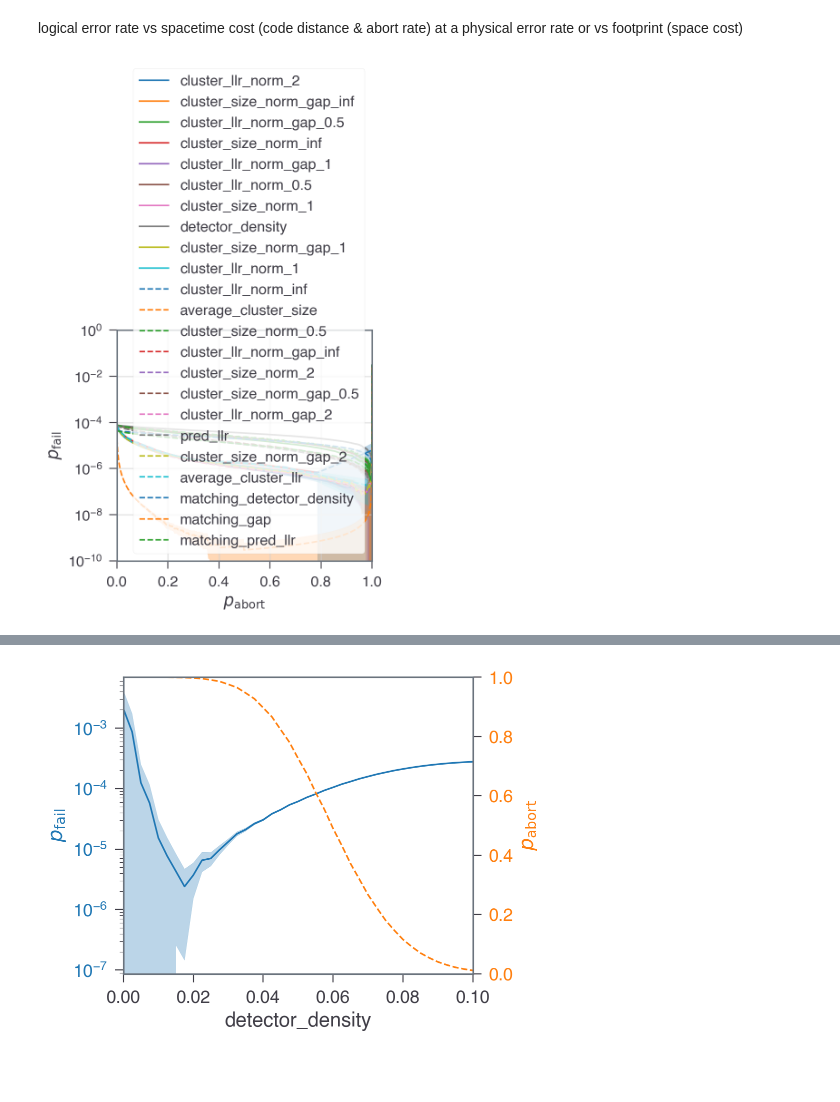
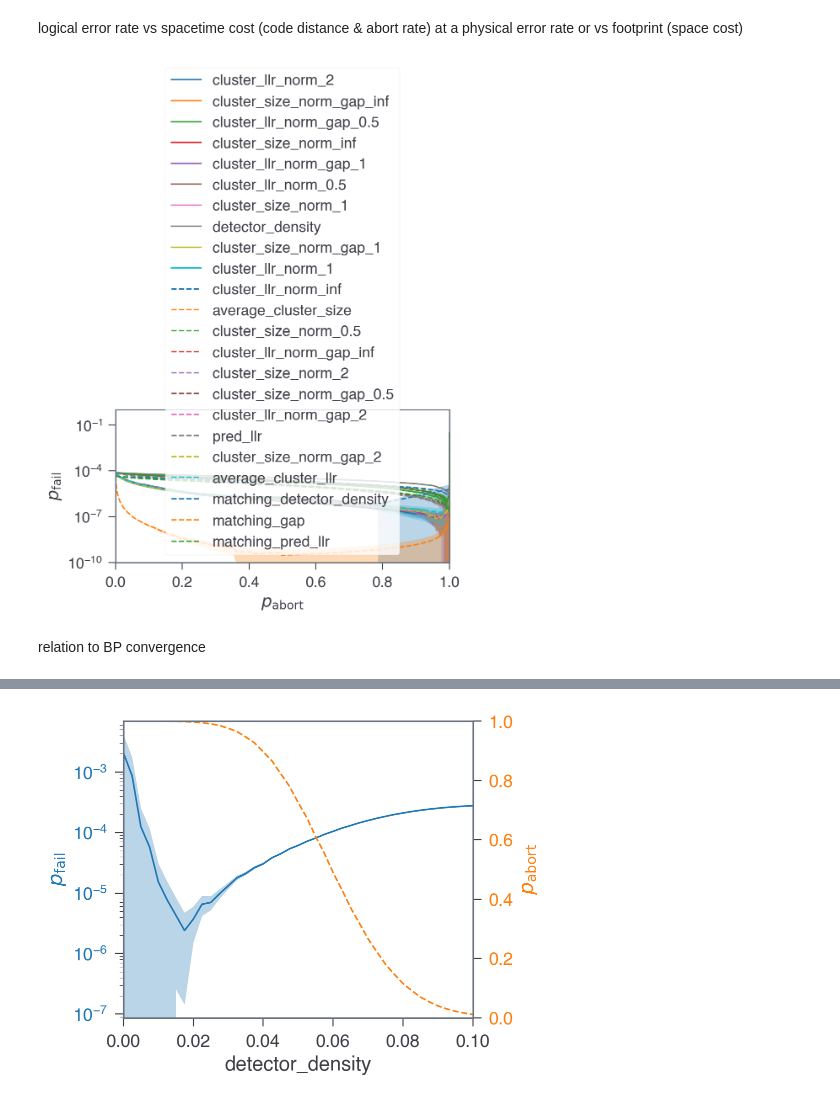
Before and after one commit to seokhyung-lee/ldpc-post-selection, a Jupyter notebook: simulations/analysis/notebooks/surface_code_analysis.ipynb, the cells around one changed output, grey strips where cells are left out. Drawn from its saved outputs; the diff is of its cells as text; code cells hidden in the pictures; blank space fills up the shorter version.

```diff
--- a/simulations/analysis/notebooks/surface_code_analysis.ipynb
+++ b/simulations/analysis/notebooks/surface_code_analysis.ipynb
@@ -33,25 +33,16 @@ from jupyterthemes import jtplot
 from pathlib import Path
 sys.path.append(str(Path(os.getcwd()).parent.parent))
 
-# Pandas configurations
+# Pandas and plotting configurations
 pd.set_option('display.max_rows', 1000)
 idx = pd.IndexSlice
 
-# Plotting configurations
+jtplot.style(context='paper', theme='grade3', grid=False, ticks=True)
 DFT_FIG_WIDTH_WIDE = 11
 DFT_FIG_WIDTH = 5.3
 COLORS = plt.get_cmap('tab10')
 # Choose in ['Pastel1', 'Pastel2', 'Paired', 'Accent', 'Dark2', 'Set1', 'Set2', 'Set3',
 # 'tab10', 'tab20', 'tab20b', 'tab20c']
-
-jtplot.style(context="paper", theme="grade3", grid=True, ticks=True, fscale=1.1)
-plt.rcParams.update(
-    {
-        "grid.alpha": 0.5,
-        "axes.prop_cycle": plt.cycler("color", plt.cm.tab10.colors),
-    }
-)
-CMU_FONT = "CMU Sans Serif"  # Default font in LaTeX
 
 # Utility functions
 def write_pickle(path, obj):
@@ -68,5 +62,5 @@ from simulations.analysis.plotting_helpers import load_data
 # %%
-df_ps_dict = load_data(["surface_old", "surface_matching"], prefixes=["", "matching_"])
+df_ps_dict = load_data(["surface_new", "surface_matching"], prefixes=["", "matching_"])
 # %% [markdown]
 ## pfail vs pabort
 # %%
@@ -111 +72,7 @@ df_ps_best = take_best_by_from_df_ps_dict(
+# %%
+df_ps_best = take_best_by_from_df_ps_dict(
+    df_ps_dict,
+    exclude=(lambda by: "matching" in by or by in {"pred_llr", "detector_density"}),
+    use_pfail_upper=False,
+)
 # %%
@@ -169,17 +134,0 @@ def plot_plog_against_pabort(p, d, figsize):
-# %%
-figsize = (DFT_FIG_WIDTH_WIDE * 0.32, 3)
-fig, ax = plot_plog_against_pabort(5e-3, 13, figsize)
-ax.text(
-    0,
-    1,
-    "(b)",
-    transform=fig.transFigure,
-    in_layout=False,
-    fontdict=dict(weight="bold", family=CMU_FONT),
-    verticalalignment="top",
-    fontsize=14,
-)
-
-plt.savefig(
-    "overleaf_figs/surface_code_metric_comparison_plog_vs_pabort.pdf",
-)
@@ -307,7 +222,7 @@ plt.savefig("overleaf_figs/surface_code_plog_vs_pabort.pdf")
 logical error rate vs spacetime cost (code distance & abort rate) at a physical error rate
 or vs footprint (space cost)
 # %%
-fig, ax = plt.subplots(figsize=(DFT_FIG_WIDTH_WIDE * 0.33, 3.3))
+fig, ax = plt.subplots(figsize=(DFT_FIG_WIDTH, 5))
 
 d = T = 13
 p = 5e-3
@@ -349,34 +264,36 @@ for by in ordered_keys:
         continue
 
     df_ps = df_ps.sort_values(by=p_abort_col)
     p_abort = df_ps[p_abort_col].values
     p_fail = df_ps[p_fail_col].values / T
     delta_p_fail = df_ps[delta_p_fail_col].values / T
     data_plots[by] = (p_abort, p_fail, delta_p_fail)
 
     error_band_plot(
         p_abort,
         p_fail,
         delta_p_fail,
         color=COLORS(i % 10),
         linestyle="-" if i < 10 else "--",
         label=by,
         ax=ax,
     )
     i += 1
 
 # ax.set_xscale("log")
 ax.set_xlim(0, 1)
 ax.set_yscale("log")
 ax.legend()
 ax.set_ylim(1e-10, 1)
 
 ax.set_xlabel(r"$p_\mathrm{abort}$")
 ax.set_ylabel(r"$p_\mathrm{fail}$")
 
 fig.tight_layout()
 # %% [output]
-[figure, old version]
+[figure, new version]
+# %% [markdown]
+relation to BP convergence
 # %%
 target = 0.3
 bys, y_vals, y_errs = [], [], []
```
Also changed, not shown: parts of 29 cells of this notebook, 17 other files.
